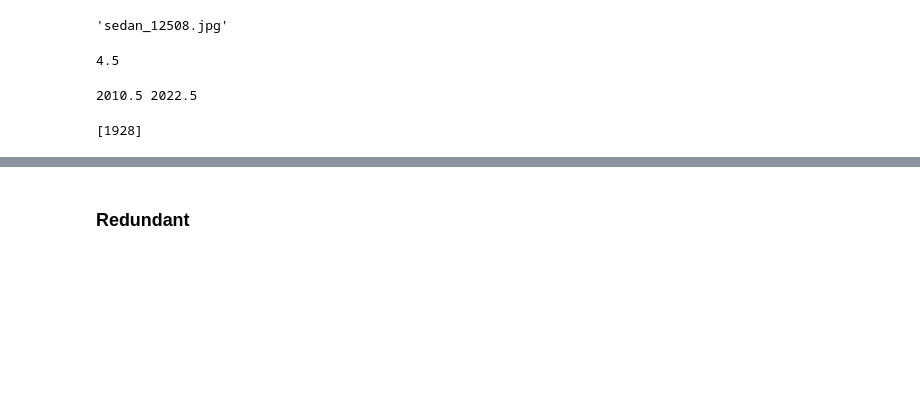
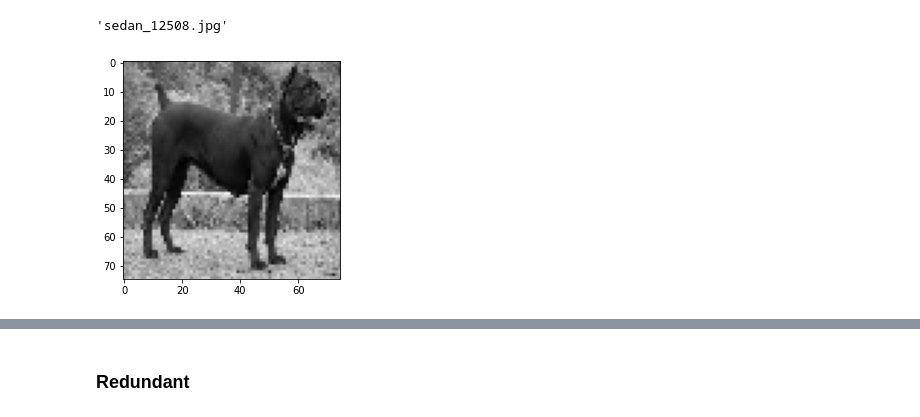
Before and after one commit to Oreolorun/NeuralNetsPractice, a Jupyter notebook: Autoencoder_Notebook.ipynb, the cells around one changed output, grey strips where cells are left out. Drawn from its saved outputs; the diff is of its cells as text; code cells hidden in the pictures; blank space fills up the shorter version.

```diff
--- a/Autoencoder_Notebook.ipynb
+++ b/Autoencoder_Notebook.ipynb
@@ -1081,12 +1044,0 @@ outlier = [year for year in years if lower_limit > year or upper_limit < year]
-# %%
-print(cutoff)
-# %% [output]
-4.5
-# %%
-print(lower_limit, upper_limit)
-# %% [output]
-2010.5 2022.5
-# %%
-outlier
-# %% [output]
-[1928]
@@ -1092,0 +1093,7 @@ outlier
+# %%
+im = cv2.imread('sample_4.jpg', cv2.IMREAD_GRAYSCALE)
+im = cv2.resize(im, (75,75))
+plt.imshow(im, cmap='gray')
+plt.savefig('gdrive/My Drive/Datasets/plt_plots/inter_original.png', dpi=1000)
+# %% [output]
+[figure, added]
```
Also changed, not shown: parts of 18 cells of this notebook.
